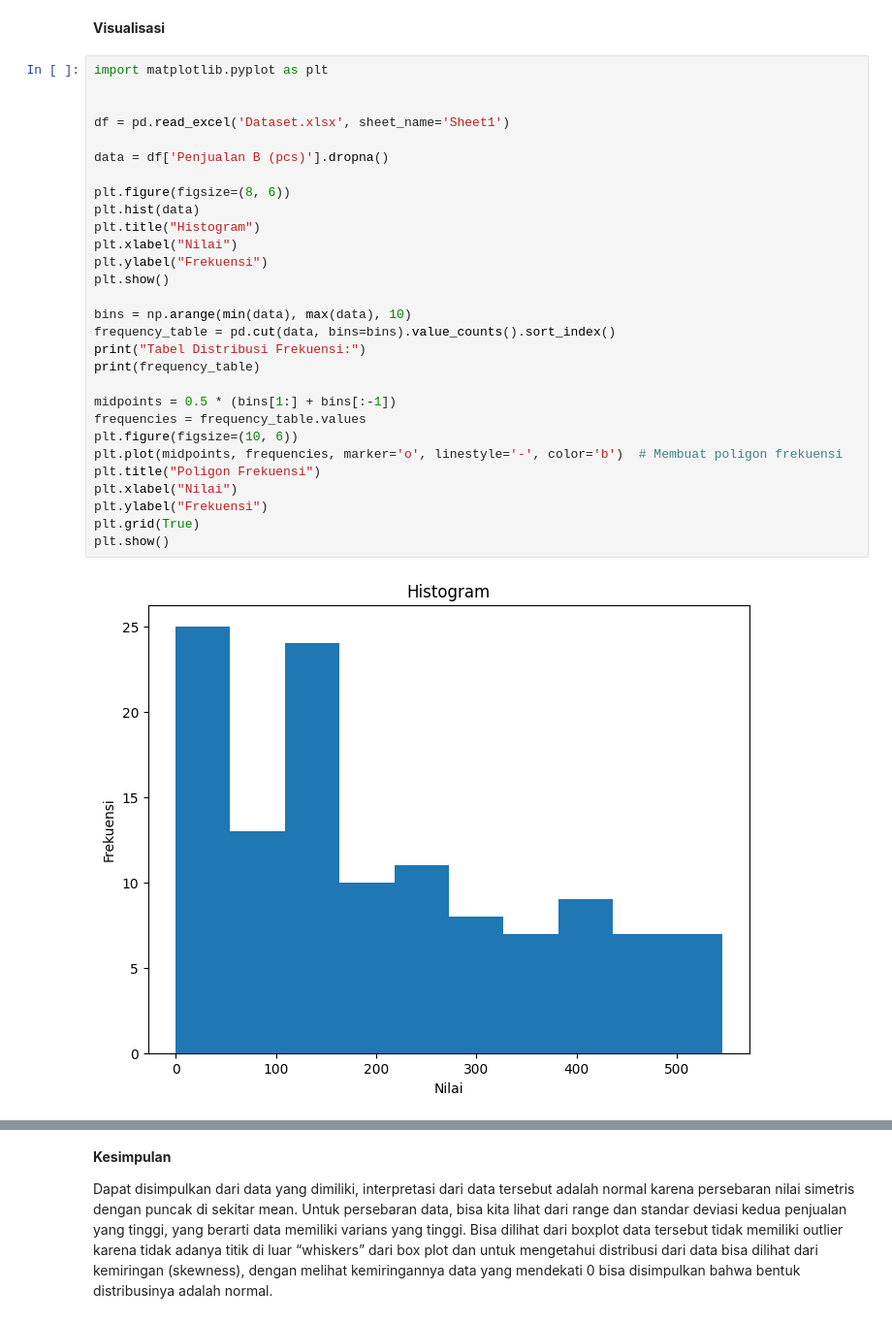
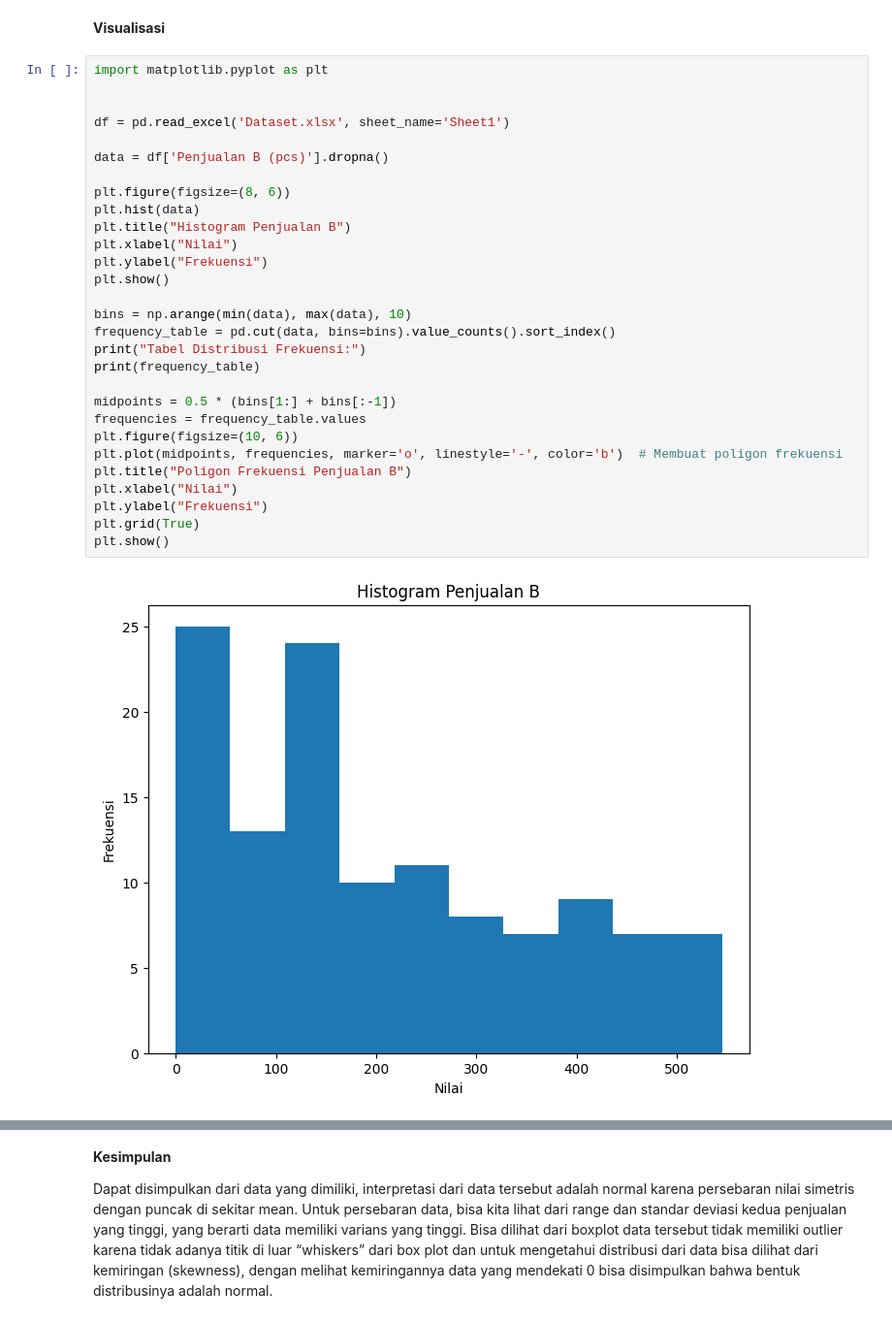
Before and after one commit to baksoogoreng/StatProb-Task-1, a Jupyter notebook: Module 1.1 Practice.ipynb, the cells around one changed output, grey strips where cells are left out. Shown: that part at 97% size. Saved outputs shown, nothing was run; the diff lists cells and outputs as text.

```diff
--- a/Module 1.1 Practice.ipynb
+++ b/Module 1.1 Practice.ipynb
@@ -116,34 +118,34 @@ Kurtosis: -0.8313825467735128
 # %%
 import matplotlib.pyplot as plt
 
 
 df = pd.read_excel('Dataset.xlsx', sheet_name='Sheet1')
 
 data = df['Penjualan B (pcs)'].dropna()
 
 plt.figure(figsize=(8, 6))
 plt.hist(data)
-plt.title("Histogram")
+plt.title("Histogram Penjualan B")
 plt.xlabel("Nilai")
 plt.ylabel("Frekuensi")
 plt.show()
 
 bins = np.arange(min(data), max(data), 10)
 frequency_table = pd.cut(data, bins=bins).value_counts().sort_index()
 print("Tabel Distribusi Frekuensi:")
 print(frequency_table)
 
 midpoints = 0.5 * (bins[1:] + bins[:-1])
 frequencies = frequency_table.values
 plt.figure(figsize=(10, 6))
 plt.plot(midpoints, frequencies, marker='o', linestyle='-', color='b')  # Membuat poligon frekuensi
-plt.title("Poligon Frekuensi")
+plt.title("Poligon Frekuensi Penjualan B")
 plt.xlabel("Nilai")
 plt.ylabel("Frekuensi")
 plt.grid(True)
 plt.show()
 # %% [output]
-[figure, old version]
+[figure, new version]
 Tabel Distribusi Frekuensi:
 Penjualan B (pcs)
 (0, 10]       1
```
Also changed, not shown: parts of 10 cells of this notebook.
